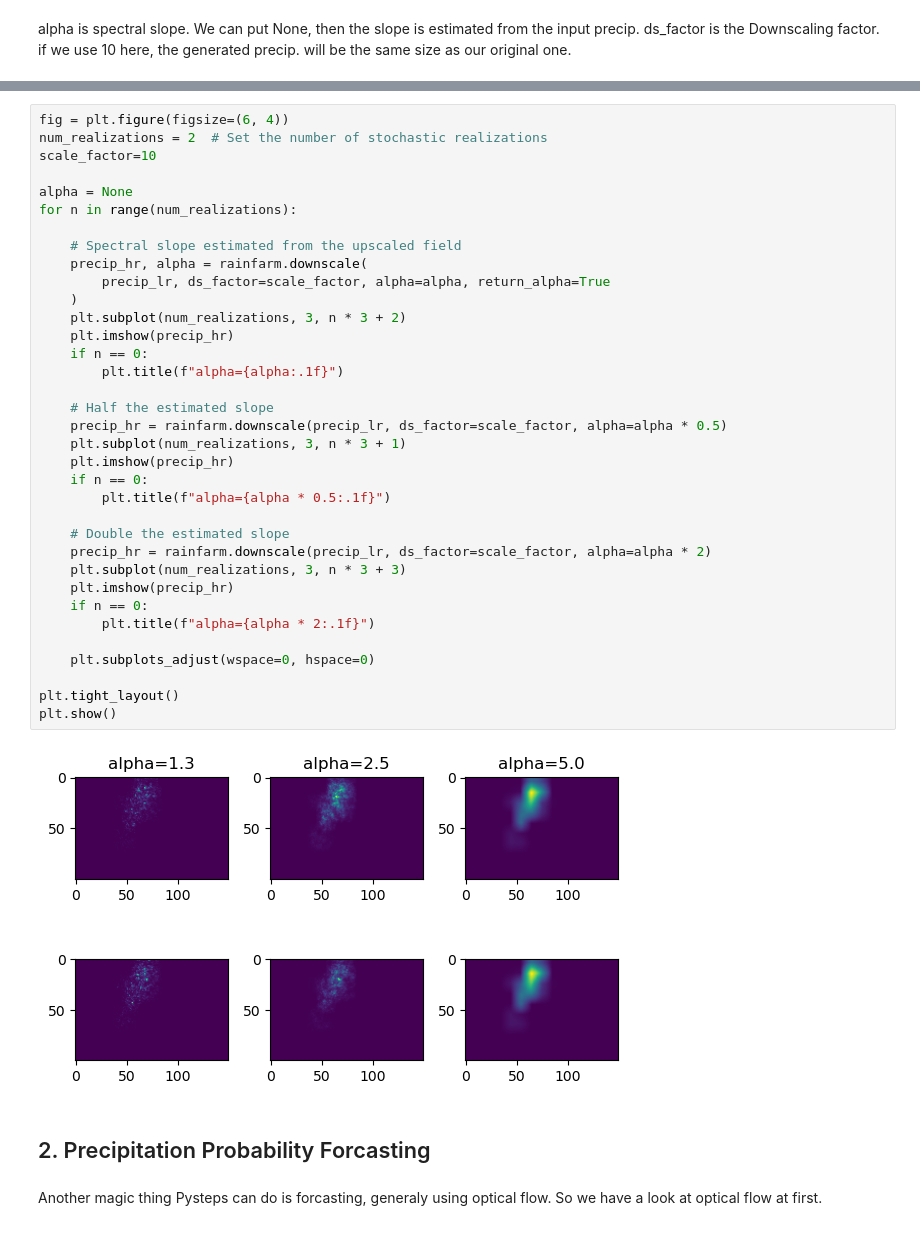
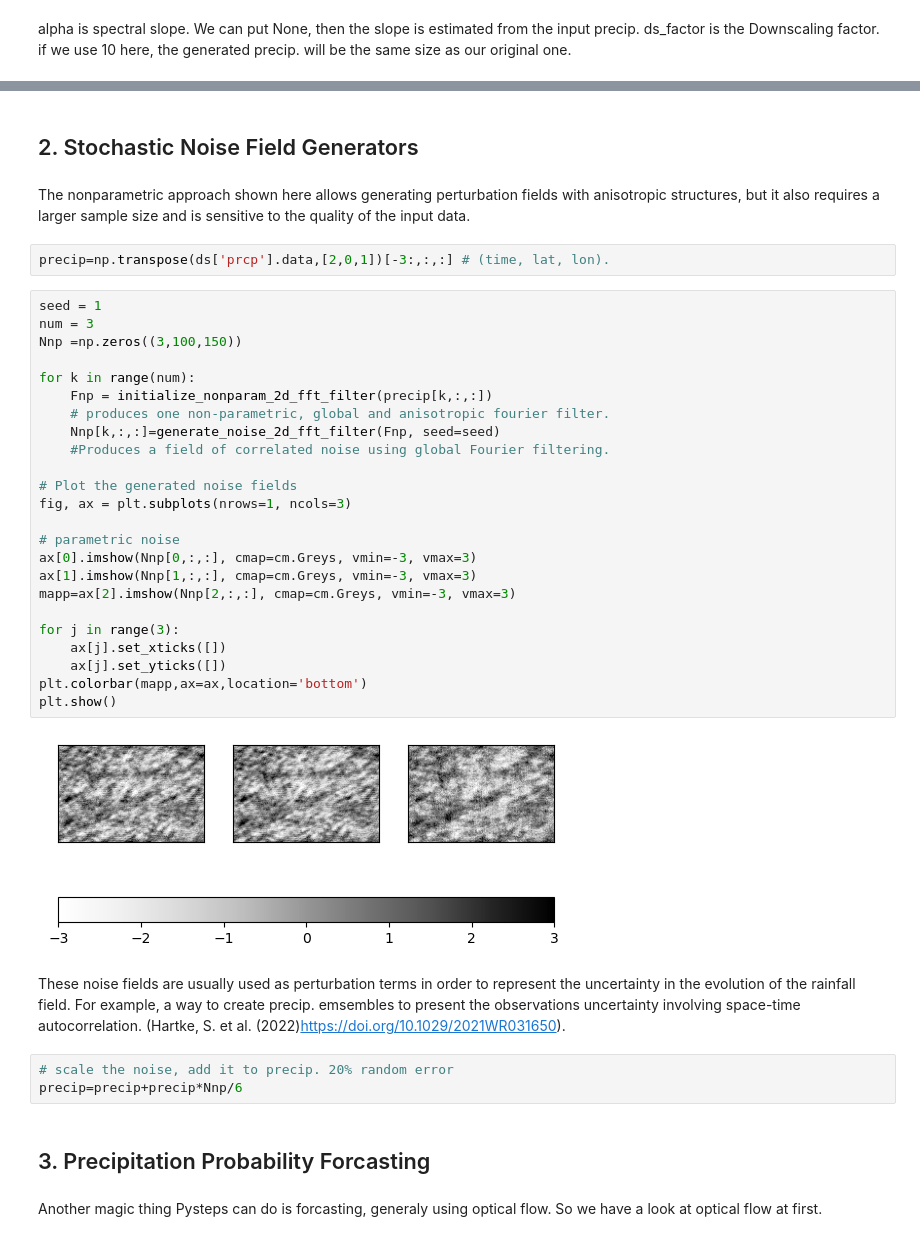
Before and after one commit to KaidiWisc/AOSMiniT, a Jupyter notebook: Pysteps/pystepsT.ipynb, the cells around one changed output, grey strips where cells are left out. Saved outputs shown, nothing was run; the diff lists cells and outputs as text.

```diff
--- a/Pysteps/pystepsT.ipynb
+++ b/Pysteps/pystepsT.ipynb
@@ -79,42 +112,42 @@ alpha will change how smooth our predicted precip. field be. Following we create
-# %%
-fig = plt.figure(figsize=(6, 4))
-num_realizations = 2  # Set the number of stochastic realizations
-scale_factor=10
-
-alpha = None
-for n in range(num_realizations):
-
-    # Spectral slope estimated from the upscaled field
-    precip_hr, alpha = rainfarm.downscale(
-        precip_lr, ds_factor=scale_factor, alpha=alpha, return_alpha=True
-    )
-    plt.subplot(num_realizations, 3, n * 3 + 2)
-    plt.imshow(precip_hr)
-    if n == 0:
-        plt.title(f"alpha={alpha:.1f}")
-
-    # Half the estimated slope
-    precip_hr = rainfarm.downscale(precip_lr, ds_factor=scale_factor, alpha=alpha * 0.5)
-    plt.subplot(num_realizations, 3, n * 3 + 1)
-    plt.imshow(precip_hr)
-    if n == 0:
-        plt.title(f"alpha={alpha * 0.5:.1f}")
-
-    # Double the estimated slope
-    precip_hr = rainfarm.downscale(precip_lr, ds_factor=scale_factor, alpha=alpha * 2)
-    plt.subplot(num_realizations, 3, n * 3 + 3)
-    plt.imshow(precip_hr)
-    if n == 0:
-        plt.title(f"alpha={alpha * 2:.1f}")
-
-    plt.subplots_adjust(wspace=0, hspace=0)
-
-plt.tight_layout()
-plt.show()
-# %% [output]
-[figure, removed]
+# %% [markdown]
+## 2. Stochastic Noise Field Generators
+# %% [markdown]
+The nonparametric approach shown here allows generating perturbation fields with anisotropic structures, but it also requires a larger sample size and is sensitive to the quality of the input data.
+# %%
+precip=np.transpose(ds['prcp'].data,[2,0,1])[-3:,:,:] # (time, lat, lon).
+# %%
+seed = 1
+num = 3
+Nnp =np.zeros((3,100,150))
+
+for k in range(num):
+    Fnp = initialize_nonparam_2d_fft_filter(precip[k,:,:])
+    # produces one non-parametric, global and anisotropic fourier filter.
+    Nnp[k,:,:]=generate_noise_2d_fft_filter(Fnp, seed=seed)
+    #Produces a field of correlated noise using global Fourier filtering.
+
+# Plot the generated noise fields
+fig, ax = plt.subplots(nrows=1, ncols=3)
+
+# parametric noise
+ax[0].imshow(Nnp[0,:,:], cmap=cm.Greys, vmin=-3, vmax=3)
+ax[1].imshow(Nnp[1,:,:], cmap=cm.Greys, vmin=-3, vmax=3)
+mapp=ax[2].imshow(Nnp[2,:,:], cmap=cm.Greys, vmin=-3, vmax=3)
+
+for j in range(3):
+    ax[j].set_xticks([])
+    ax[j].set_yticks([])
+plt.colorbar(mapp,ax=ax,location='bottom')
+plt.show()
+# %% [output]
+[figure, new version]
+# %% [markdown]
+These noise fields are usually used as perturbation terms in order to represent the uncertainty in the evolution of the rainfall field. For example, a way to create precip. emsembles to present the observations uncertainty involving space-time autocorrelation. (Hartke, S. et al. (2022)https://doi.org/10.1029/2021WR031650).
+# %%
+# scale the noise, add it to precip. 20% random error
+precip=precip+precip*Nnp/6
 # %% [markdown]
-## 2. Precipitation Probability Forcasting
+## 3. Precipitation Probability Forcasting
 # %% [markdown]
 Another magic thing Pysteps can do is forcasting, generaly using optical flow. So we have a look at optical flow at first.
 # %% [markdown]
```
Also changed, not shown: parts of 23 cells of this notebook.
